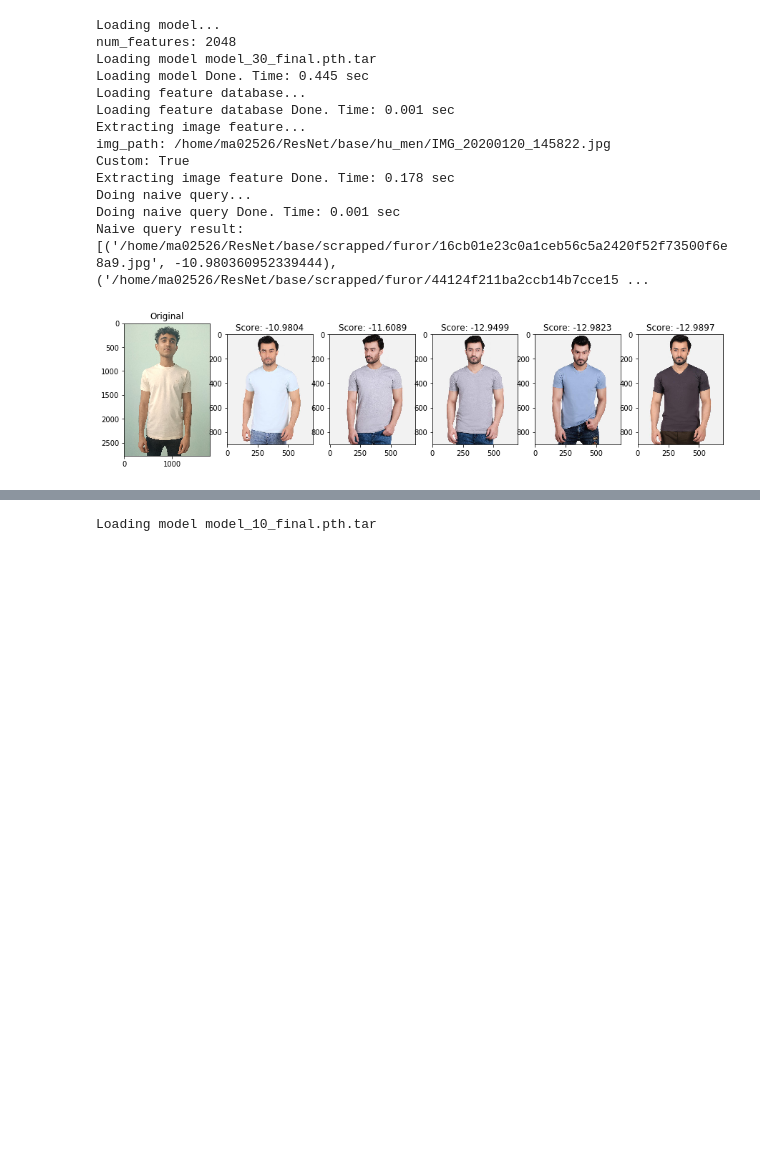
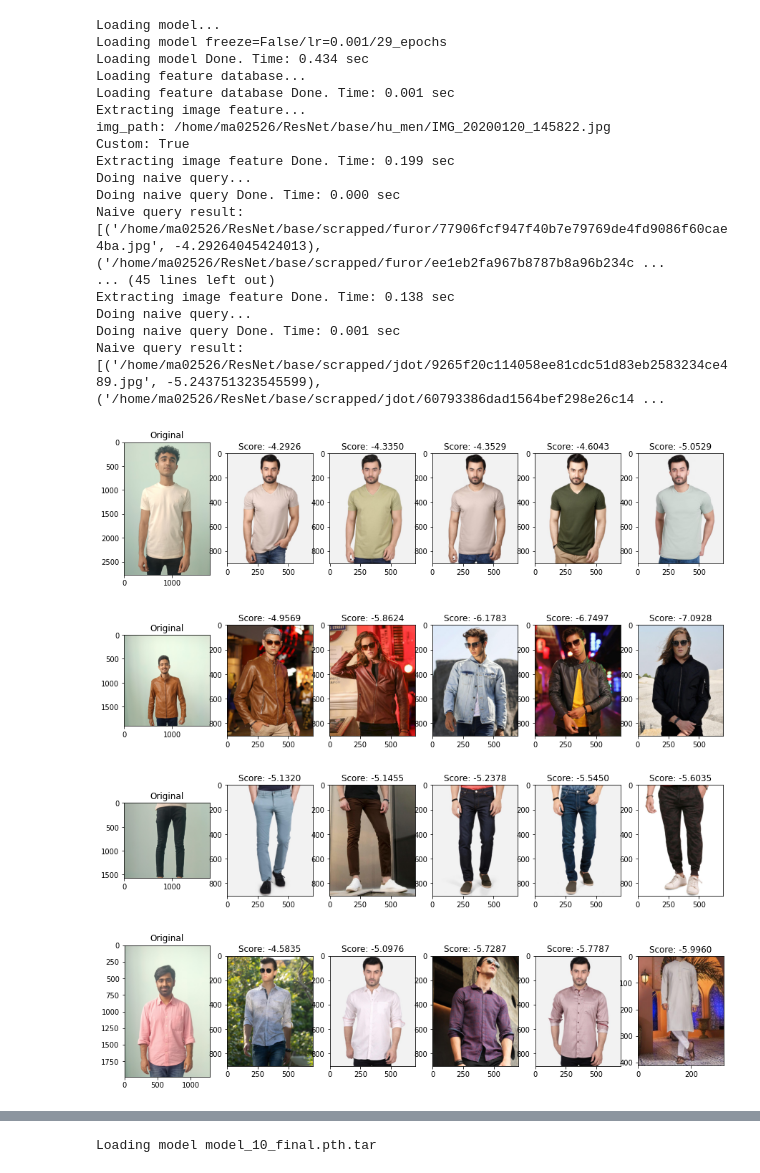
Before and after one commit to MuhammadAli01/Kaavish-II-PORS-DL, a Jupyter notebook: deep-fashion-retrieval.ipynb, the cells around one changed output, grey strips where cells are left out. Saved outputs shown, nothing was run; the diff lists cells and outputs as text; code cells hidden in the pictures; blank space fills up the shorter version.

Commit message:
Trained model with lr=0.001

```diff
--- a/deep-fashion-retrieval.ipynb
+++ b/deep-fashion-retrieval.ipynb
@@ -66,49 +53,65 @@ deep_feats[0].shape
 # %%
 from retrieval import *
 import matplotlib.pyplot as plt
 import matplotlib.image as mpimg
 plt.rcParams['figure.figsize'] = [10, 5]
 
 # example = "img/Sheer_Pleated-Front_Blouse/img_00000005.jpg"
 # example = "img/Abstract-Patterned_Blouse/img_00000004.jpg"
 # example = "hu_men/IMG_20200130_152400.jpg"
-example = "hu_men/IMG_20200120_145822.jpg"
+# example = "hu_men/IMG_20200120_145822.jpg"
 
+examples = ["hu_men/IMG_20200120_145822.jpg", #- talha's beige round neck tshirt
+            "hu_men/IMG_20200130_152400.jpg", #- saad saleem's brown leather jacket
+            "hu_men/IMG_20200120_145759.jpg", #- talha's black skinny jeans
+            "hu_men/IMG_20200130_122739.jpg", #- mursalin's pink shirt
+            "hu_men/IMG_20200130_123311.jpg", #- burhan's dark blue checked shirt
+            "scrapped/jdot/2f1a88faa0112ca51d8f320b935f6bfc9c05829d.jpg",
+            "scrapped/jdot/8dfe1fea818660ff809f7c2acd8abfcae2a84e70.jpg", #- mustard yellow shalwar kameez
+            "scrapped/jdot/9d7209a5aa1747f3c82a939ec039244bc608c67d.jpg"]
 
 extractor = load_test_model()
 
 # deep_feats, color_feats, labels = load_feat_db()
 deep_feats, color_feats, labels = load_feat_db(custom=True)
 
-# f = dump_single_feature(example, extractor)
-f = dump_single_feature(example, extractor, custom=True)
+for example in examples:
+    # f = dump_single_feature(example, extractor)
+    f = dump_single_feature(example, extractor, custom=True)
 
-if any(list(map(lambda x: x is None, f))):
-    print("Input feature is None")
-    exit()
+    if any(list(map(lambda x: x is None, f))):
+        print("Input feature is None")
+        exit()
 
-# clf = load_kmeans_model()
+    # clf = load_kmeans_model()
 
-result = naive_query(f, deep_feats, color_feats, labels, 5)
-# result_kmeans = kmeans_query(clf, f, deep_feats, color_feats, labels, 5)
+    result = naive_query(f, deep_feats, color_feats, labels, 5)
+    # result_kmeans = kmeans_query(clf, f, deep_feats, color_feats, labels, 5)
 
-print("Naive query result:", result)
-# print("K-Means query result:", result_kmeans)
-visualize(example, result)
-# print("Query result:", result_kmeans)
-# visualize(example, result_kmeans)
+    print("Naive query result:", result)
+    # print("K-Means query result:", result_kmeans)
+    visualize(example, result)
+    # print("Query result:", result_kmeans)
+    # visualize(example, result_kmeans)
 # %% [output]
 Loading model...
-num_features: 2048
-Loading model model_30_final.pth.tar
-Loading model Done. Time: 0.445 sec
+Loading model freeze=False/lr=0.001/29_epochs
+Loading model Done. Time: 0.434 sec
 Loading feature database...
 Loading feature database Done. Time: 0.001 sec
 Extracting image feature...
 img_path: /home/ma02526/ResNet/base/hu_men/IMG_20200120_145822.jpg
 Custom: True
-Extracting image feature Done. Time: 0.178 sec
+Extracting image feature Done. Time: 0.199 sec
+Doing naive query...
+Doing naive query Done. Time: 0.000 sec
+Naive query result: [('/home/ma02526/ResNet/base/scrapped/furor/77906fcf947f40b7e79769de4fd9086f60cae4ba.jpg', -4.29264045424013), ('/home/ma02526/ResNet/base/scrapped/furor/ee1eb2fa967b8787b8a96b234c ...
+... (45 lines left out)
+Extracting image feature Done. Time: 0.138 sec
 Doing naive query...
 Doing naive query Done. Time: 0.001 sec
-Naive query result: [('/home/ma02526/ResNet/base/scrapped/furor/16cb01e23c0a1ceb56c5a2420f52f73500f6e8a9.jpg', -10.980360952339444), ('/home/ma02526/ResNet/base/scrapped/furor/44124f211ba2ccb14b7cce15 ...
+Naive query result: [('/home/ma02526/ResNet/base/scrapped/jdot/9265f20c114058ee81cdc51d83eb2583234ce489.jpg', -5.243751323545599), ('/home/ma02526/ResNet/base/scrapped/jdot/60793386dad1564bef298e26c14 ...
-[figure, old version]
+[figure, new version]
+[figure, added]
+[figure, added]
+[figure, added]
```
Also changed, not shown: parts of 5 cells of this notebook, 5 other files.
